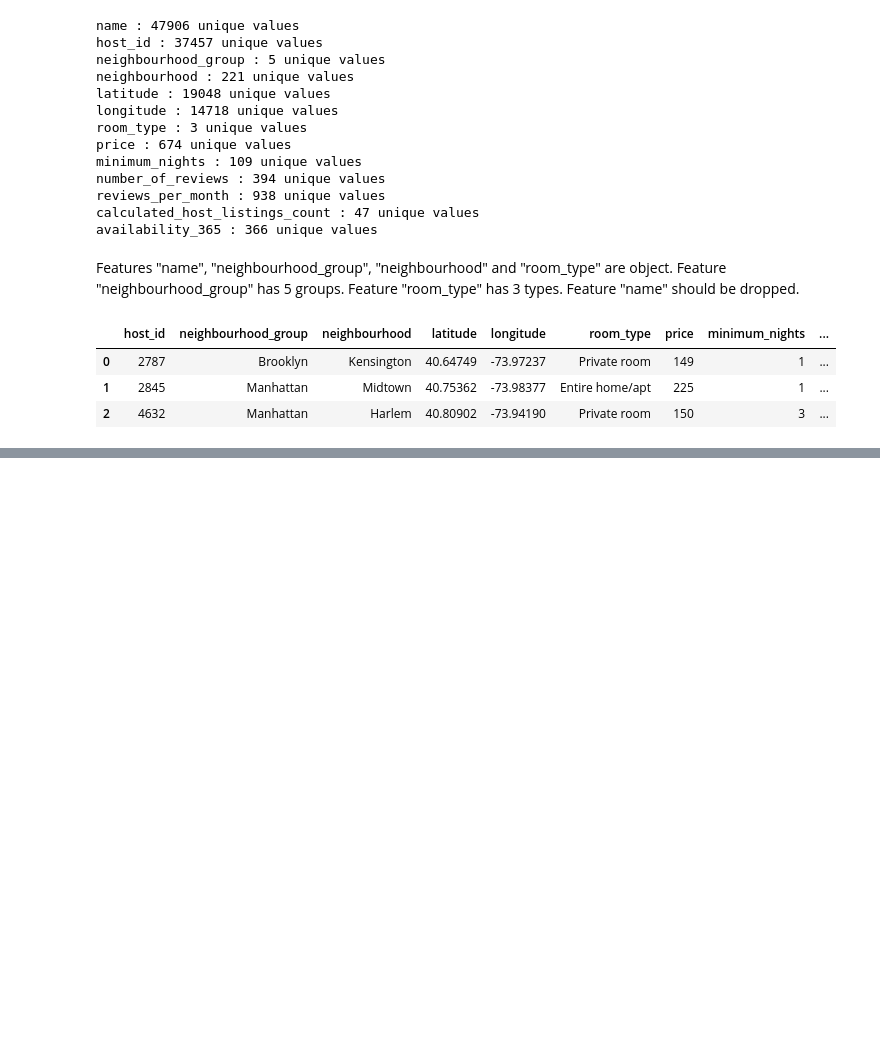
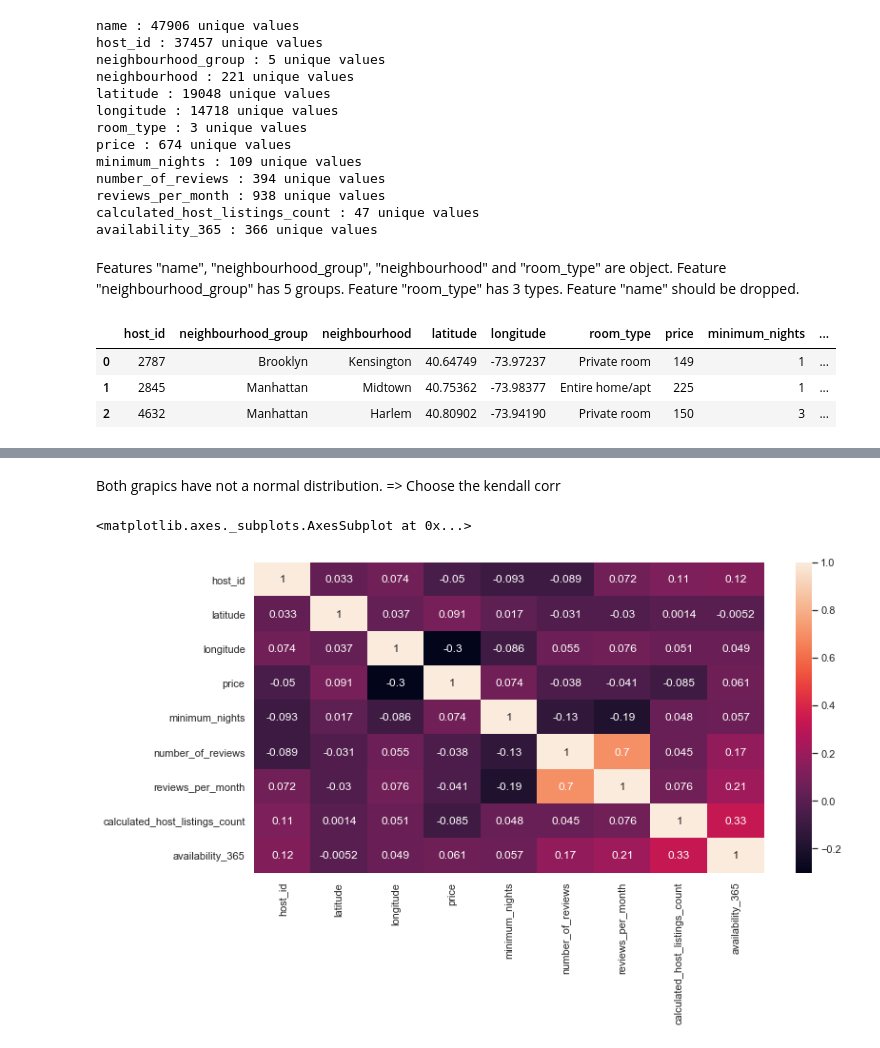
Before and after one commit to aleksanp/airbnb-prices, a Jupyter notebook: airbnb_learning.ipynb, the cells around one changed output, grey strips where cells are left out. Drawn from its saved outputs; the diff is of its cells as text; code cells hidden in the pictures; blank space fills up the shorter version.

```diff
--- a/airbnb_learning.ipynb
+++ b/airbnb_learning.ipynb
@@ -187,0 +212,9 @@ Price 0 looks strange
+# %% [markdown]
+Both grapics have not a normal distribution. => Choose the kendall corr
+# %%
+feature_correlation = airbnb_data.corr(method='kendall')
+plt.figure(figsize=(12,6))
+sns.heatmap(feature_correlation, annot=True)
+# %% [output]
+<matplotlib.axes._subplots.AxesSubplot at 0x...>
+[figure, added]
```
Also changed, not shown: parts of 25 cells of this notebook, 1 other file.
